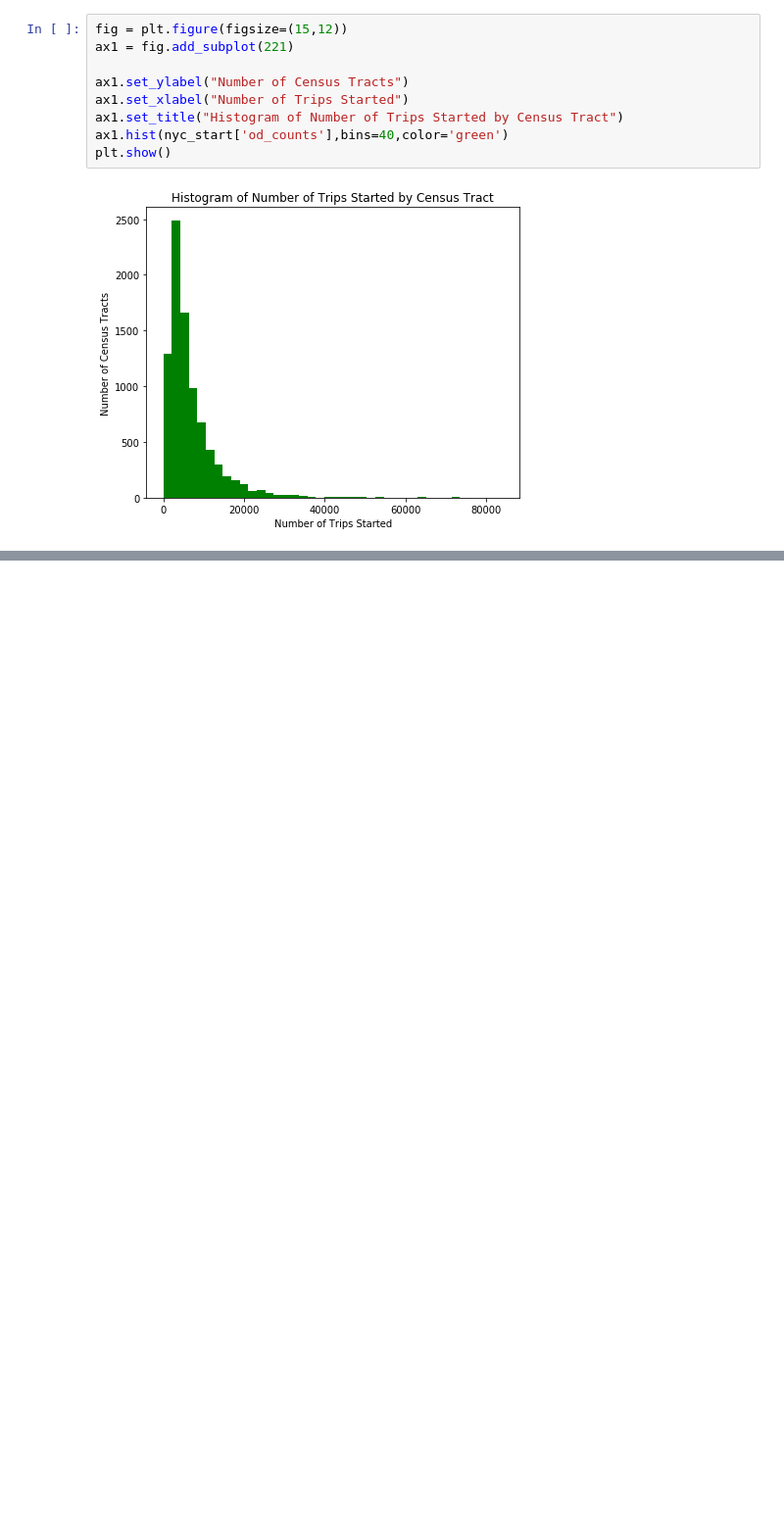
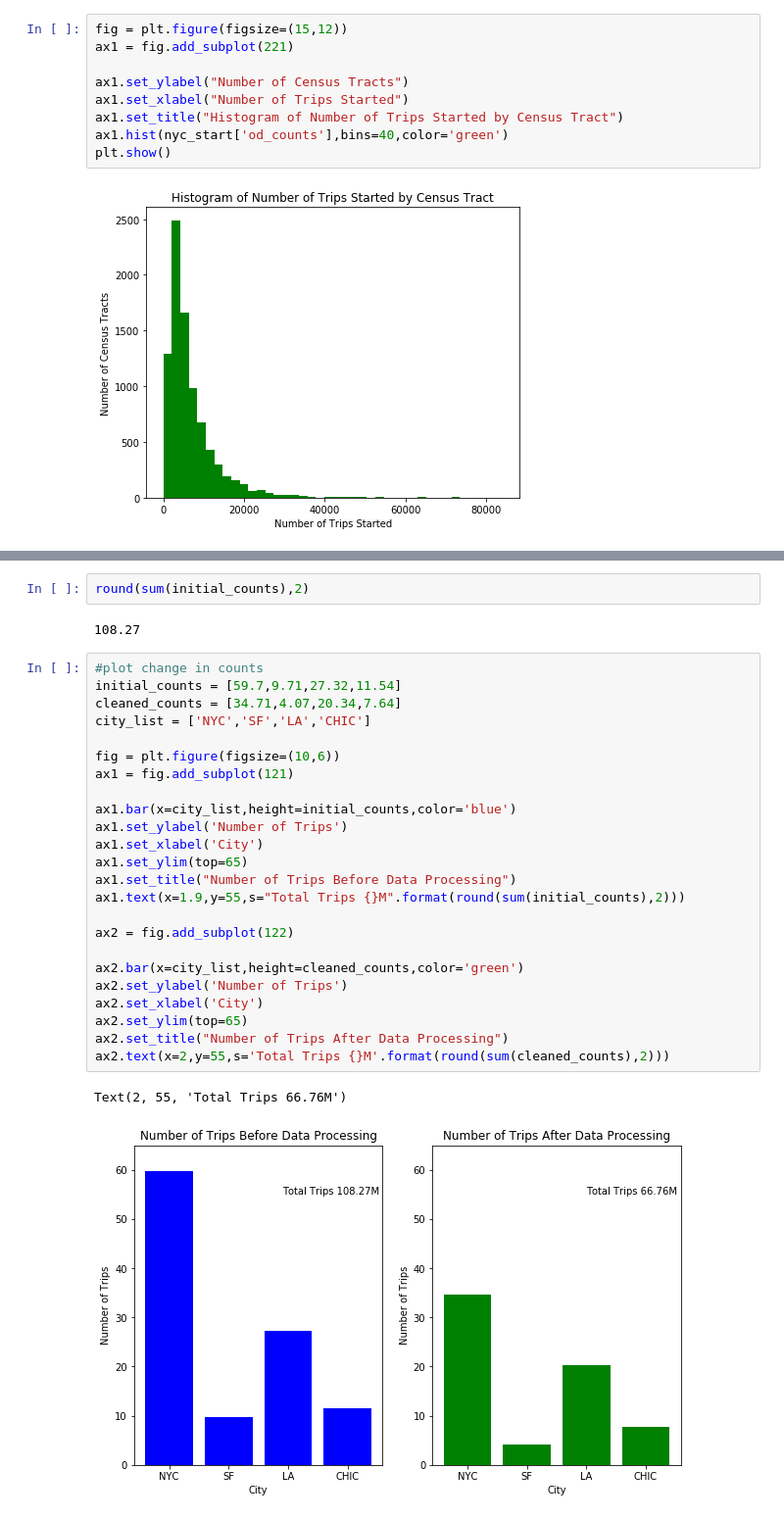
Before and after one commit to 7cb15/Mobility-in-US-Cities, a Jupyter notebook: EDA_InitialValidation.ipynb, the cells around one changed output, grey strips where cells are left out. Shown: that part at 98% size. Saved outputs shown, nothing was run; the diff lists cells and outputs as text; blank space fills up the shorter version.

Commit message:
Updating initial EDA script

```diff
--- a/EDA_InitialValidation.ipynb
+++ b/EDA_InitialValidation.ipynb
@@ -417,0 +547,31 @@ plt.show()
+# %%
+round(sum(initial_counts),2)
+# %% [output]
+108.27
+# %%
+#plot change in counts
+initial_counts = [59.7,9.71,27.32,11.54]
+cleaned_counts = [34.71,4.07,20.34,7.64]
+city_list = ['NYC','SF','LA','CHIC']
+
+fig = plt.figure(figsize=(10,6))
+ax1 = fig.add_subplot(121)
+
+ax1.bar(x=city_list,height=initial_counts,color='blue')
+ax1.set_ylabel('Number of Trips')
+ax1.set_xlabel('City')
+ax1.set_ylim(top=65)
+ax1.set_title("Number of Trips Before Data Processing")
+ax1.text(x=1.9,y=55,s="Total Trips {}M".format(round(sum(initial_counts),2)))
+
+ax2 = fig.add_subplot(122)
+
+ax2.bar(x=city_list,height=cleaned_counts,color='green')
+ax2.set_ylabel('Number of Trips')
+ax2.set_xlabel('City')
+ax2.set_ylim(top=65)
+ax2.set_title("Number of Trips After Data Processing")
+ax2.text(x=2,y=55,s='Total Trips {}M'.format(round(sum(cleaned_counts),2)))
+# %% [output]
+Text(2, 55, 'Total Trips 66.76M')
+[figure, added]
```
Also changed, not shown: parts of 19 cells of this notebook.
